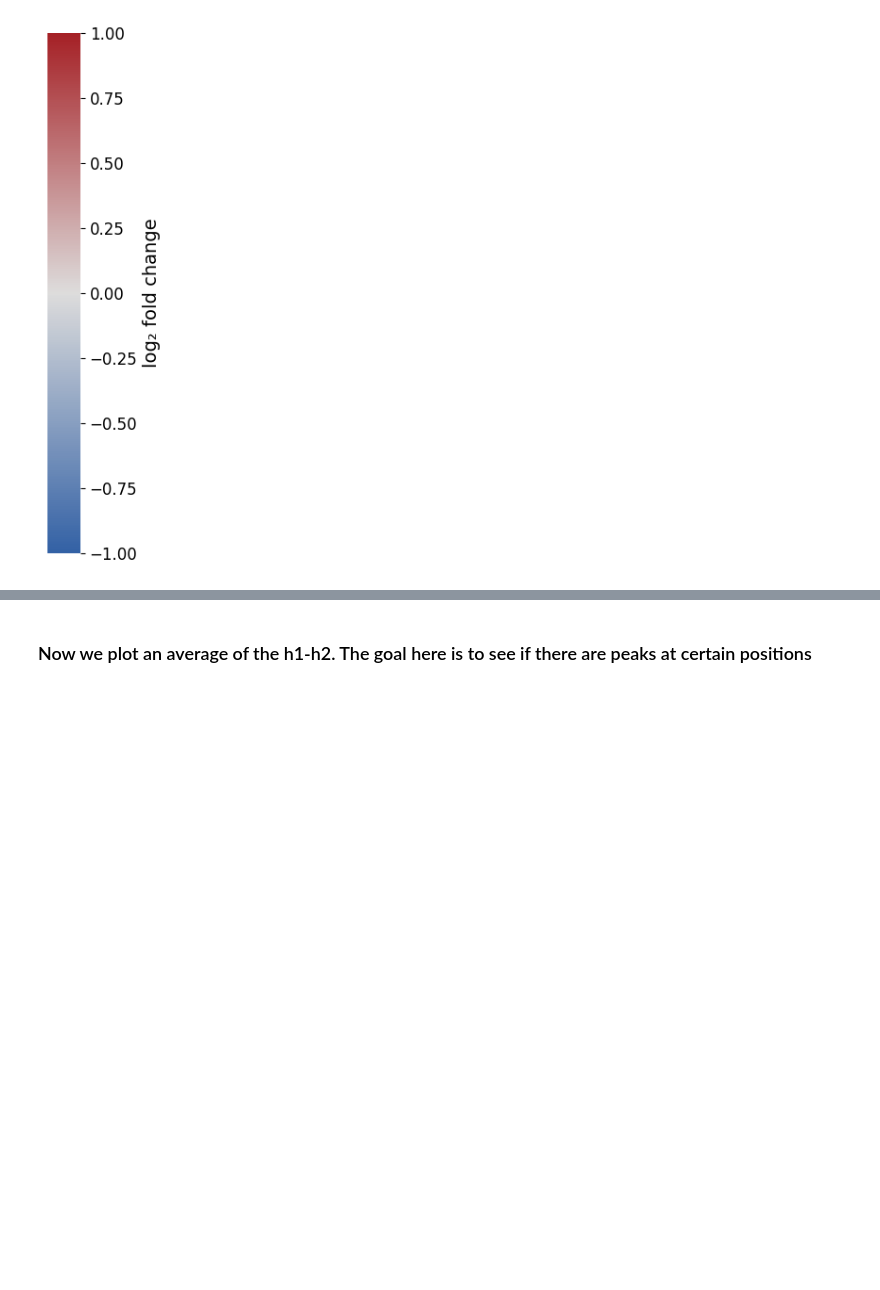
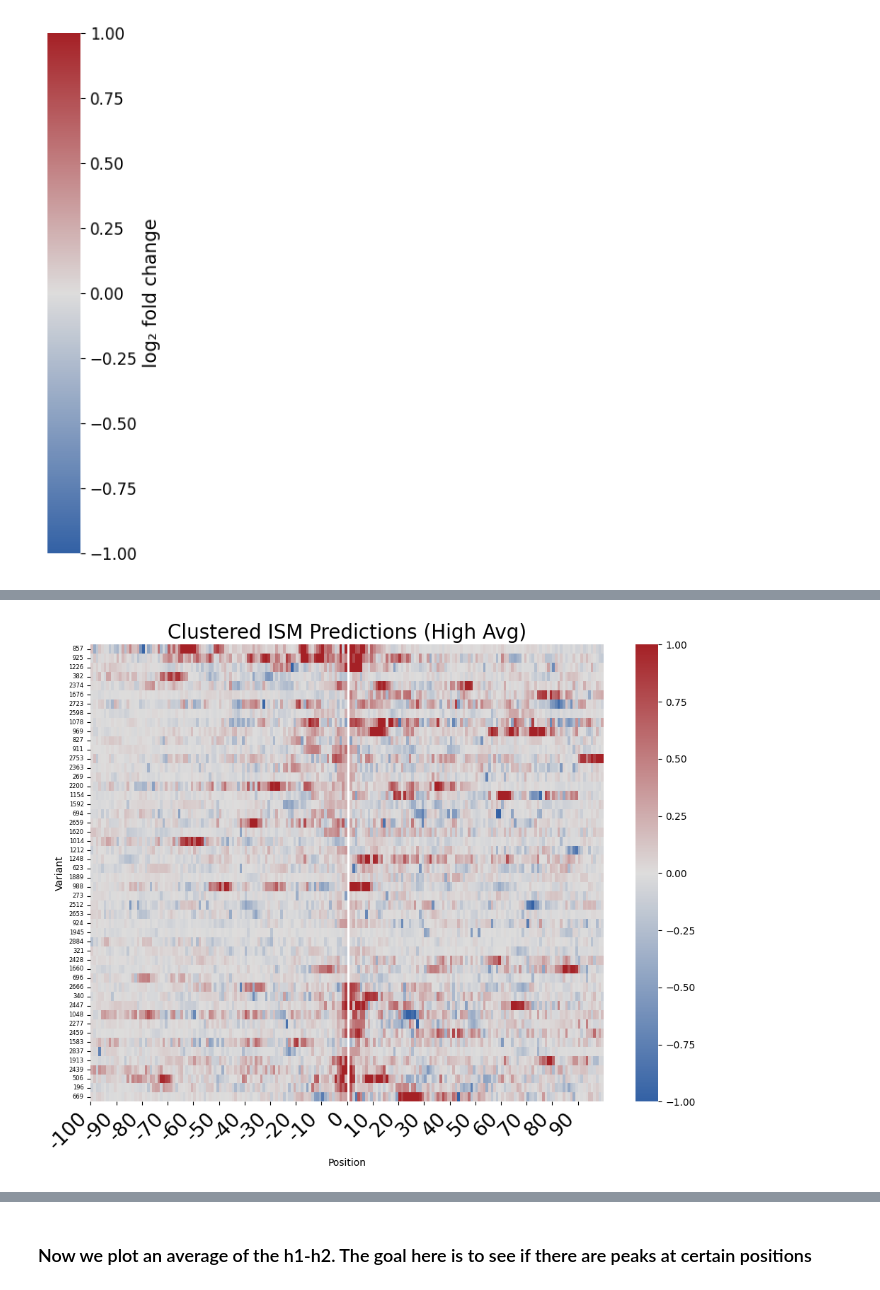
Before and after one commit to de-Boer-Lab/position-mpra, a Jupyter notebook: src/6-ism_variant_effects/predict_ism_for_all_OT_highvslow.ipynb, the cells around one changed output, grey strips where cells are left out. Cells and saved outputs as stored; diff of their text form; code cells hidden in the pictures; blank space fills up the shorter version.

```diff
--- a/src/6-ism_variant_effects/predict_ism_for_all_OT_highvslow.ipynb
+++ b/src/6-ism_variant_effects/predict_ism_for_all_OT_highvslow.ipynb
@@ -268 +380,48 @@ plt.show()
+# %%
+# Reuse same sample and cluster order from diff_array
+heatmap_array = high_array[sample_idx][row_order]
+
+# --- Mask the 100th position ---
+mask = np.zeros_like(heatmap_array, dtype=bool)
+if heatmap_array.shape[1] > 99:
+    mask[:, 100] = True
+
+# --- Shared color scale ---
+heatmap_array = np.clip(heatmap_array, -1, 1)
+vmin, vmax = -1, 1
+
+coolwarm = plt.cm.coolwarm
+mid_grey = coolwarm(0.5)
+white_pos = abs(vmin) / (vmax - vmin)
+colors = [
+    (0, "#3361A5"),
+    (white_pos, mid_grey),
+    (1.0, "#A52126")
+]
+custom_cmap = LinearSegmentedColormap.from_list("blue_white_red", colors)
+
+# --- Plot ---
+plt.figure(figsize=(10, 8))
+sns.heatmap(
+    heatmap_array,
+    cmap=custom_cmap,
+    center=0,
+    vmin=vmin,
+    vmax=vmax,
+    xticklabels=10,
+    yticklabels=[row_labels_sample[i] for i in row_order],
+    mask=mask,
+    cbar=True
+)
+
+plt.title("Clustered ISM Predictions (High Avg)", fontsize=20)
+plt.xlabel("Position")
+plt.ylabel("Variant")
+plt.xticks(tick_positions, tick_labels, rotation=45, ha="right", fontsize=20)
+plt.yticks(fontsize=6)
+plt.tight_layout()
+plt.savefig("/scratch/st-cdeboer-1/sambina/position_mpra/outputs/6-ism_variant_effects/delta_ism_high_50.png", dpi=1200)
+plt.show()
+# %% [output]
+[figure, added]
 # %%
```
Also changed, not shown: parts of 6 cells of this notebook, 30 other files.
